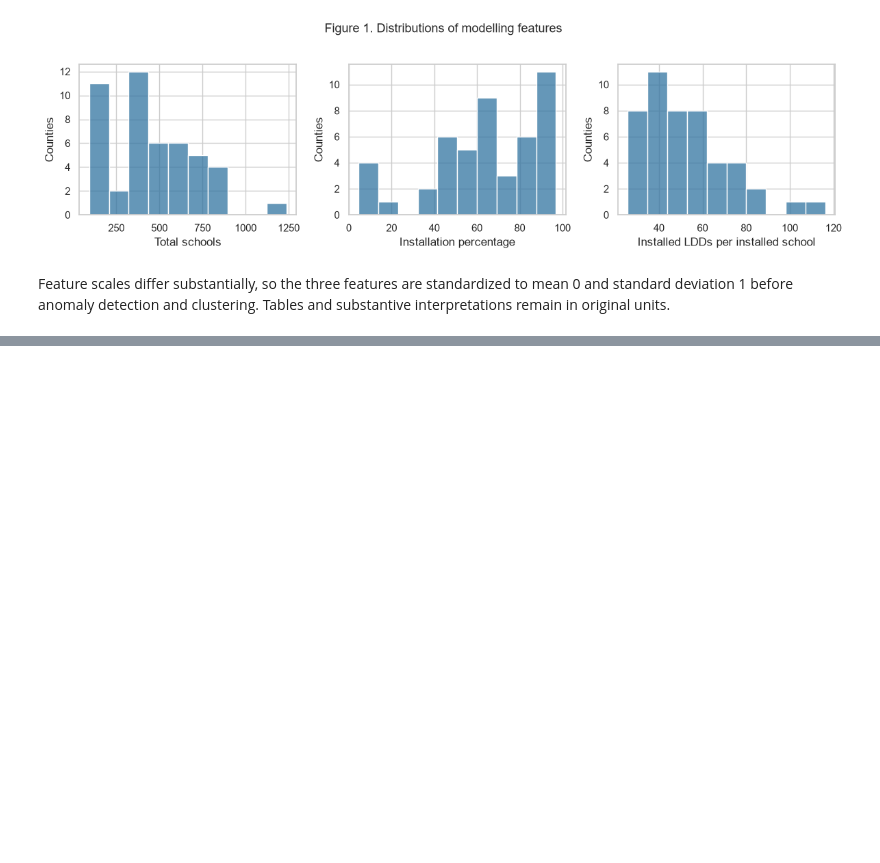
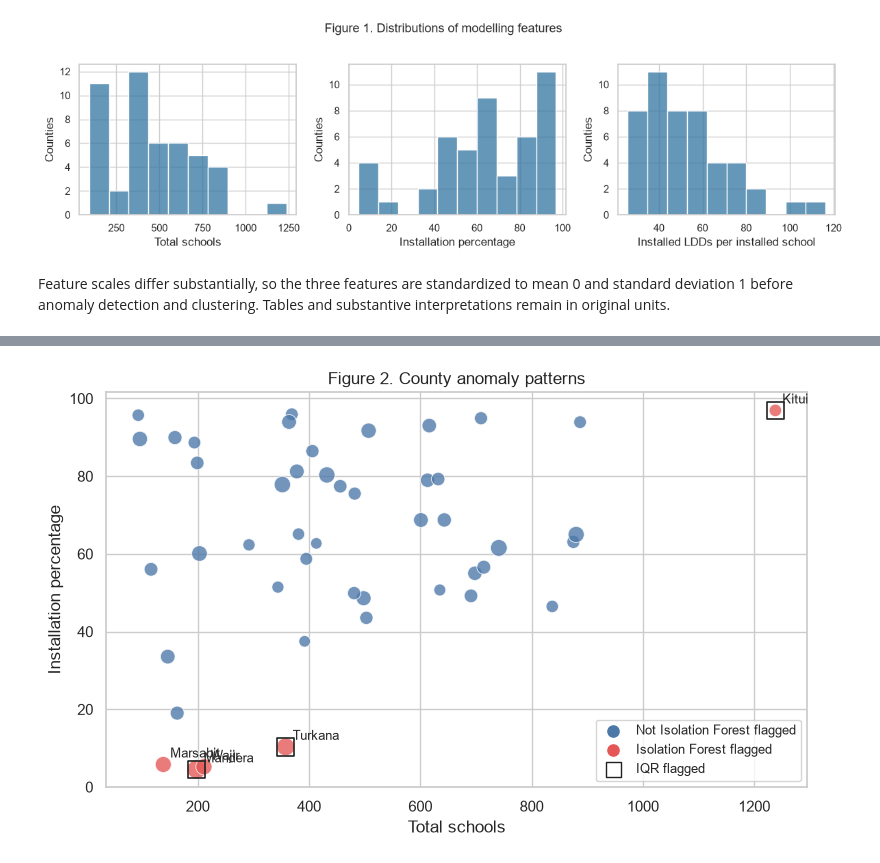
Before and after one commit to hubertnshuti/country-schools-data-analysis, a Jupyter notebook: lab2_school_analysis.ipynb, the cells around one changed output, grey strips where cells are left out. Saved outputs shown, nothing was run; the diff lists cells and outputs as text; code cells hidden in the pictures; blank space fills up the shorter version.

Commit message:
feat: analyze county anomalies

```diff
--- a/lab2_school_analysis.ipynb
+++ b/lab2_school_analysis.ipynb
@@ -242,0 +290,22 @@ Feature scales differ substantially, so the three features are standardized to m
+# %%
+figure, axis = plt.subplots(figsize=(8, 5))
+point_colors = county_data["isolation_forest_flag"].map({False: "#4C78A8", True: "#E45756"})
+point_sizes = 35 + 1.3 * county_data["installed_ldds_per_installed_school"]
+axis.scatter(county_data["total_schools"], county_data["installation_pct"],
+             s=point_sizes, c=point_colors, alpha=0.78, edgecolor="white", linewidth=0.6)
+iqr_counties = county_data.loc[county_data["iqr_flag"]]
+axis.scatter(iqr_counties["total_schools"], iqr_counties["installation_pct"],
+             s=160, facecolors="none", edgecolors="#222222", linewidth=1.2, marker="s")
+for _, row in ranked_anomalies.head(5).iterrows():
+    axis.annotate(row["county"], (row["total_schools"], row["installation_pct"]),
+                  xytext=(5, 5), textcoords="offset points", fontsize=9)
+axis.scatter([], [], s=65, c="#4C78A8", label="Not Isolation Forest flagged")
+axis.scatter([], [], s=65, c="#E45756", label="Isolation Forest flagged")
+axis.scatter([], [], s=110, facecolors="none", edgecolors="#222222", marker="s", label="IQR flagged")
+axis.set(xlabel="Total schools", ylabel="Installation percentage",
+         title="Figure 2. County anomaly patterns")
+axis.legend(frameon=True, fontsize=9)
+figure.tight_layout()
+plt.show()
+# %% [output]
+[figure, added]
```
Also changed, not shown: parts of 3 cells of this notebook.
